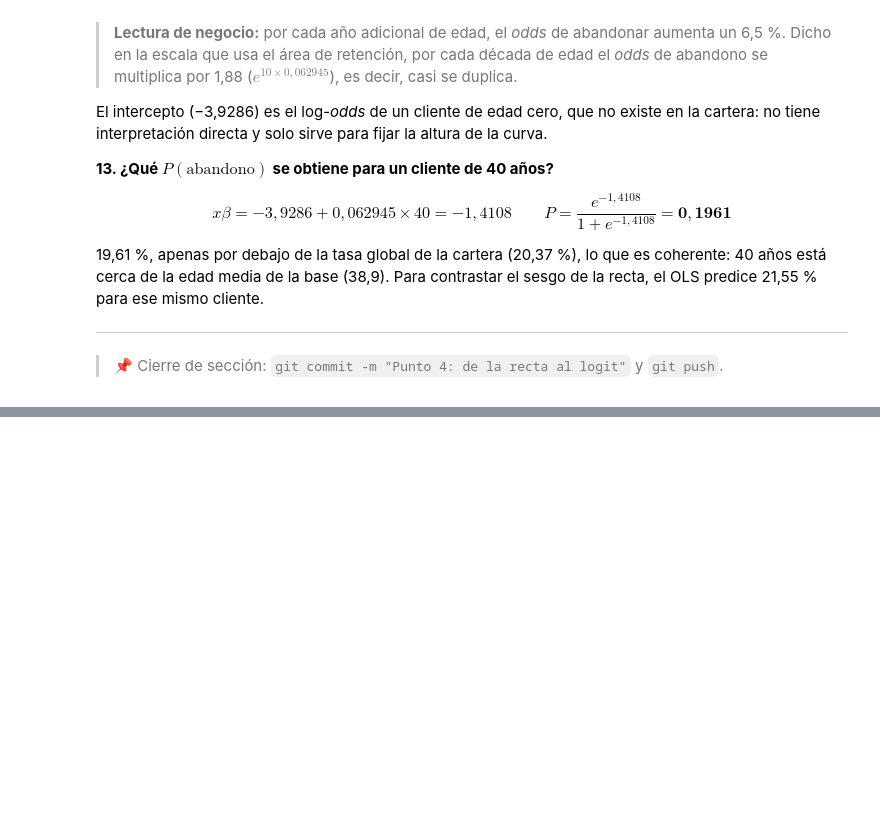
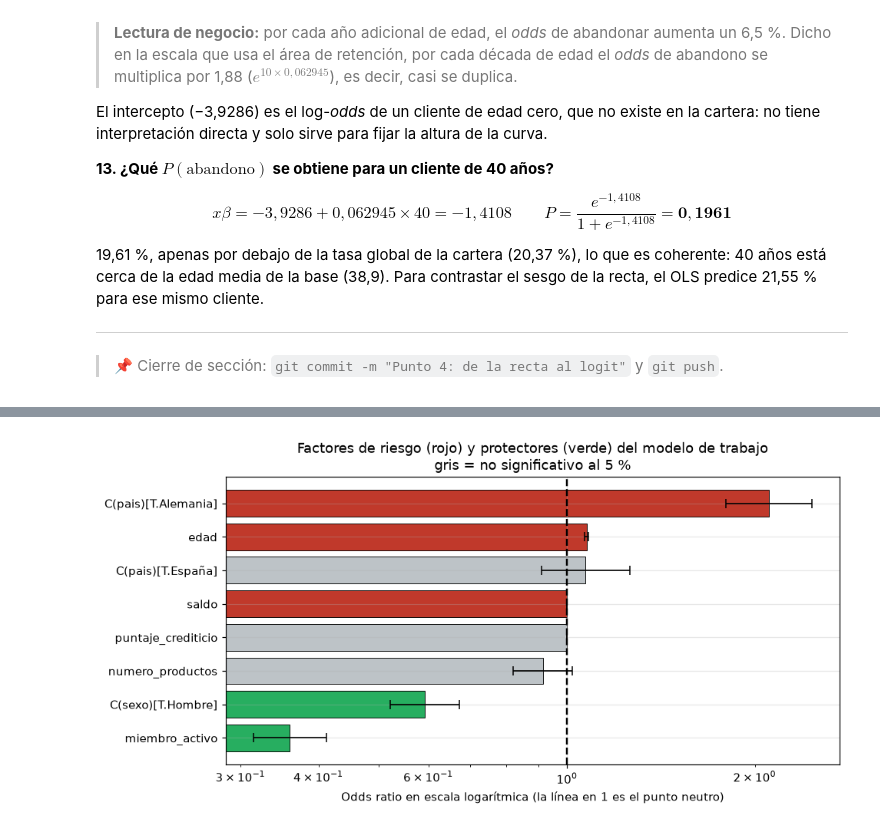
Before and after one commit to PapiNickie/taller-abandono-producto-20262, a Jupyter notebook: Taller_Abandono_Producto_Financiero.ipynb, the cells around one changed output, grey strips where cells are left out. Drawn from its saved outputs; the diff is of its cells as text; code cells hidden in the pictures; blank space fills up the shorter version.

```diff
--- a/Taller_Abandono_Producto_Financiero.ipynb
+++ b/Taller_Abandono_Producto_Financiero.ipynb
@@ -998,0 +1157,3 @@ predice 21,55 % para ese mismo cliente.
+# %%
+logit_fits = fits["fit5"]
+print(logit_fits.summary())
@@ -998,0 +1178,14 @@ predice 21,55 % para ese mismo cliente.
+# %%
+# Odds ratios con intervalo de confianza
+OR = pd.DataFrame({
+    "Coeficiente": logit_fits.params,
+    "Error estándar": logit_fits.bse,
+    "p-value": logit_fits.pvalues,
+    "Odds ratio": np.exp(logit_fits.params),
+    "IC 2.5%": np.exp(logit_fits.conf_int()[0]),
+    "IC 97.5%": np.exp(logit_fits.conf_int()[1])})
+OR["Lectura"] = np.where(
+    OR["p-value"] >= 0.05, "No significativa",
+    np.where(OR["Odds ratio"] > 1, "RIESGO (más abandono)", "PROTECTOR (menos abandono)"))
+OR.loc["Intercept", "Lectura"] = "n/a"
+display(OR.round(4))
@@ -998,0 +1239,22 @@ predice 21,55 % para ese mismo cliente.
+# %%
+# Gráfico de odds ratios (escala logarítmica: 1 es el punto neutro)
+plot_or = OR.drop(index="Intercept").sort_values("Odds ratio")
+colores = [("#BDC3C7" if p >= 0.05 else (COL_ABAN if o > 1 else "#27AE60"))
+           for o, p in zip(plot_or["Odds ratio"], plot_or["p-value"])]
+
+fig, ax = plt.subplots(figsize=(9, 4.6))
+ax.barh(plot_or.index, plot_or["Odds ratio"], color=colores,
+        edgecolor="black", linewidth=0.6)
+ax.errorbar(plot_or["Odds ratio"], range(len(plot_or)),
+            xerr=[plot_or["Odds ratio"] - plot_or["IC 2.5%"],
+                  plot_or["IC 97.5%"] - plot_or["Odds ratio"]],
+            fmt="none", ecolor="black", capsize=4, lw=1.1)
+ax.axvline(1, color="black", ls="--", lw=1.6)
+ax.set_xscale("log")
+ax.set_xlabel("Odds ratio en escala logarítmica (la línea en 1 es el punto neutro)")
+ax.set_title("Factores de riesgo (rojo) y protectores (verde) del modelo de trabajo\n"
+             "gris = no significativo al 5 %")
+plt.tight_layout()
+plt.show()
+# %% [output]
+[figure, added]
```
Also changed, not shown: parts of 13 cells of this notebook.
